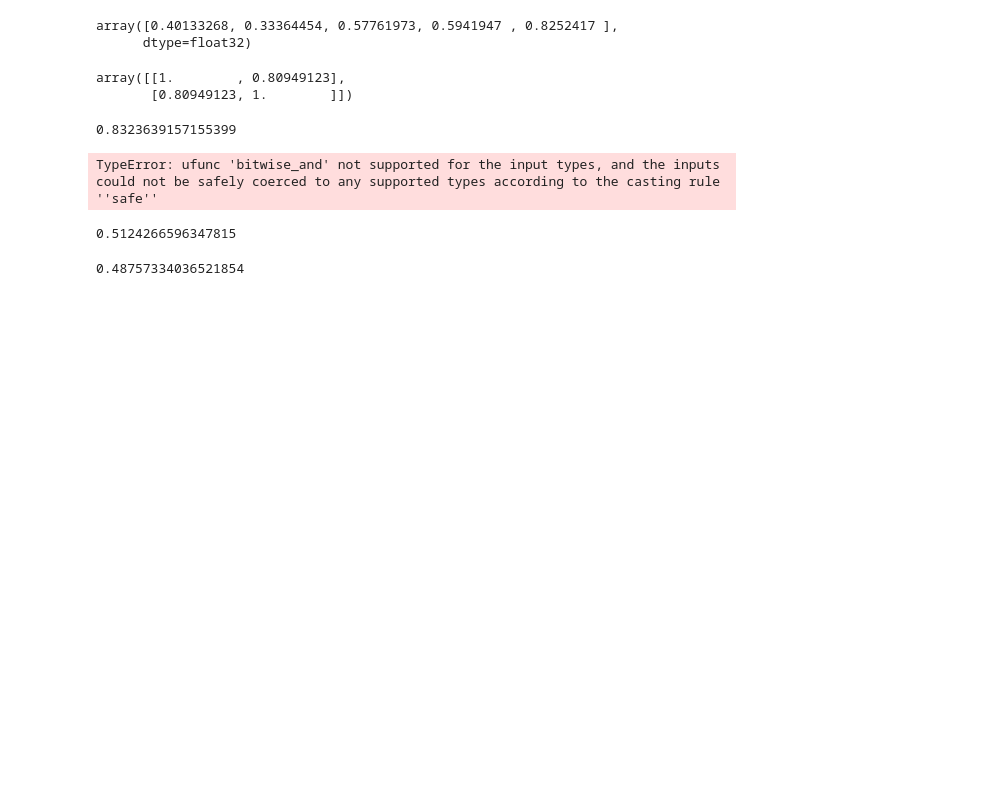
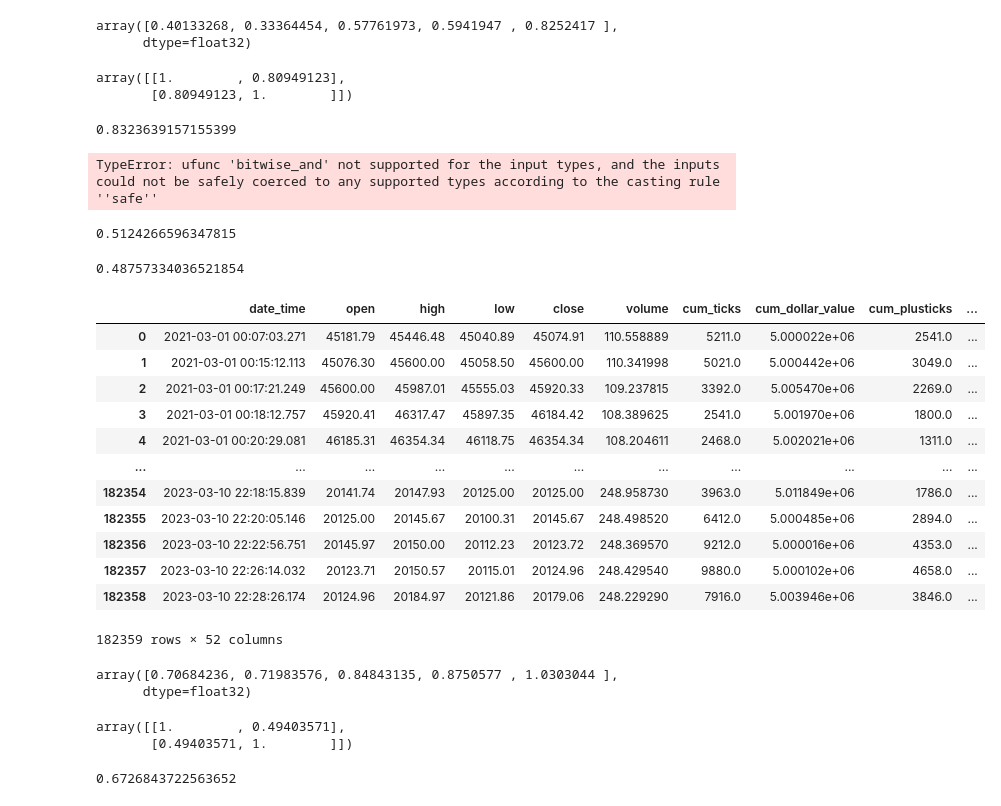
Before and after one commit to yunakkano/Nonstationary_Transformers, a Jupyter notebook: crypt_bars_ml.ipynb, the cells around one changed output. Saved outputs shown, nothing was run; the diff lists cells and outputs as text; code cells hidden in the pictures; blank space fills up the shorter version.

```diff
--- a/crypt_bars_ml.ipynb
+++ b/crypt_bars_ml.ipynb
@@ -201,3 +214,21 @@ np.sum(np.where((np.sign(pred3.reshape(1,-1)[0])>0) & (np.sign(truth3.reshape(1,
 np.sum(np.where((np.sign(pred3.reshape(1,-1)[0])<0) & (np.sign(truth3.reshape(1,-1)[0])<0), 1, 0)) / np.sum(np.where(np.sign(pred3.reshape(1,-1)[0])==np.sign(truth3.reshape(1,-1)[0]), 1, 0))
 # %% [output]
 0.48757334036521854
+# %%
+df_tval = pd.read_pickle('dataset/cryptbars/binance_BTCUSD_ohlcv_5e6_for_ns_Transformer.pkl')
+# %%
+df_tval
+# %% [output]
+|  | date_time | open | high | low | close | volume | cum_ticks | cum_dollar_value | cum_plusticks | ... |
+| 0 | 2021-03-01 00:07:03.271 | 45181.79 | 45446.48 | 45040.89 | 45074.91 | 110.558889 | 5211.0 | 5.000022e+06 | 2541.0 | ... |
+| 1 | 2021-03-01 00:15:12.113 | 45076.30 | 45600.00 | 45058.50 | 45600.00 | 110.341998 | 5021.0 | 5.000442e+06 | 3049.0 | ... |
+| 2 | 2021-03-01 00:17:21.249 | 45600.00 | 45987.01 | 45555.03 | 45920.33 | 109.237815 | 3392.0 | 5.005470e+06 | 2269.0 | ... |
+| 3 | 2021-03-01 00:18:12.757 | 45920.41 | 46317.47 | 45897.35 | 46184.42 | 108.389625 | 2541.0 | 5.001970e+06 | 1800.0 | ... |
+| 4 | 2021-03-01 00:20:29.081 | 46185.31 | 46354.34 | 46118.75 | 46354.34 | 108.204611 | 2468.0 | 5.002021e+06 | 1311.0 | ... |
+| ... | ... | ... | ... | ... | ... | ... | ... | ... | ... | ... |
+| 182354 | 2023-03-10 22:18:15.839 | 20141.74 | 20147.93 | 20125.00 | 20125.00 | 248.958730 | 3963.0 | 5.011849e+06 | 1786.0 | ... |
+| 182355 | 2023-03-10 22:20:05.146 | 20125.00 | 20145.67 | 20100.31 | 20145.67 | 248.498520 | 6412.0 | 5.000485e+06 | 2894.0 | ... |
+| 182356 | 2023-03-10 22:22:56.751 | 20145.97 | 20150.00 | 20112.23 | 20123.72 | 248.369570 | 9212.0 | 5.000016e+06 | 4353.0 | ... |
+| 182357 | 2023-03-10 22:26:14.032 | 20123.71 | 20150.57 | 20115.01 | 20124.96 | 248.429540 | 9880.0 | 5.000102e+06 | 4658.0 | ... |
+| 182358 | 2023-03-10 22:28:26.174 | 20124.96 | 20184.97 | 20121.86 | 20179.06 | 248.229290 | 7916.0 | 5.003946e+06 | 3846.0 | ... |
+182359 rows × 52 columns
@@ -203,0 +239,14 @@ np.sum(np.where((np.sign(pred3.reshape(1,-1)[0])<0) & (np.sign(truth3.reshape(1,
+# %%
+metrics_tval
+# %% [output]
+array([0.70684236, 0.71983576, 0.84843135, 0.8750577 , 1.0303044 ],
+      dtype=float32)
+# %%
+np.corrcoef(pred_tval.reshape(1,-1)[0], truth_tval.reshape(1,-1)[0])
+# %% [output]
+array([[1.        , 0.49403571],
+       [0.49403571, 1.        ]])
+# %%
+np.sum(np.where(np.sign(pred_tval.reshape(1,-1)[0])==np.sign(truth_tval.reshape(1,-1)[0]), 1, 0)) / len(truth_tval)
+# %% [output]
+0.6726843722563652
```
Also changed, not shown: parts of 18 cells of this notebook.
